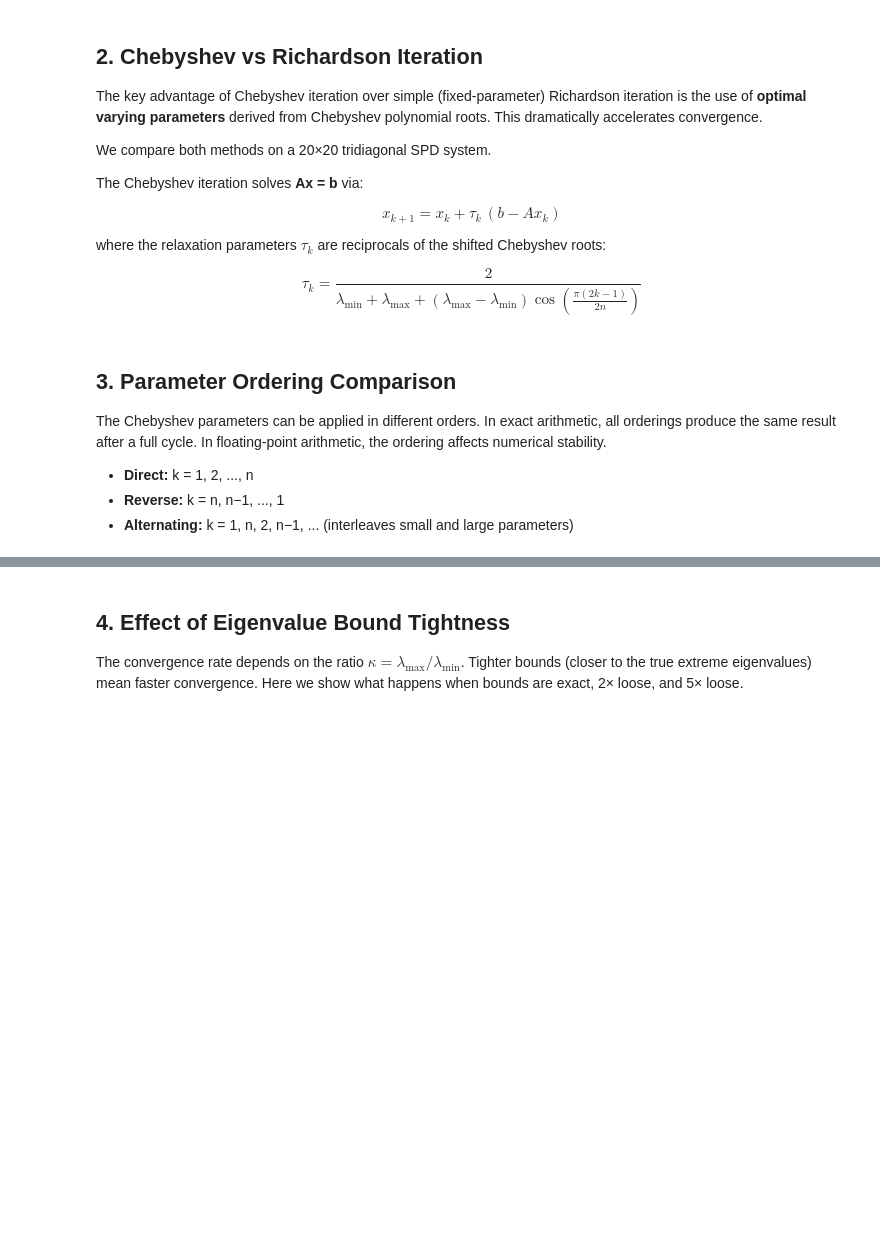
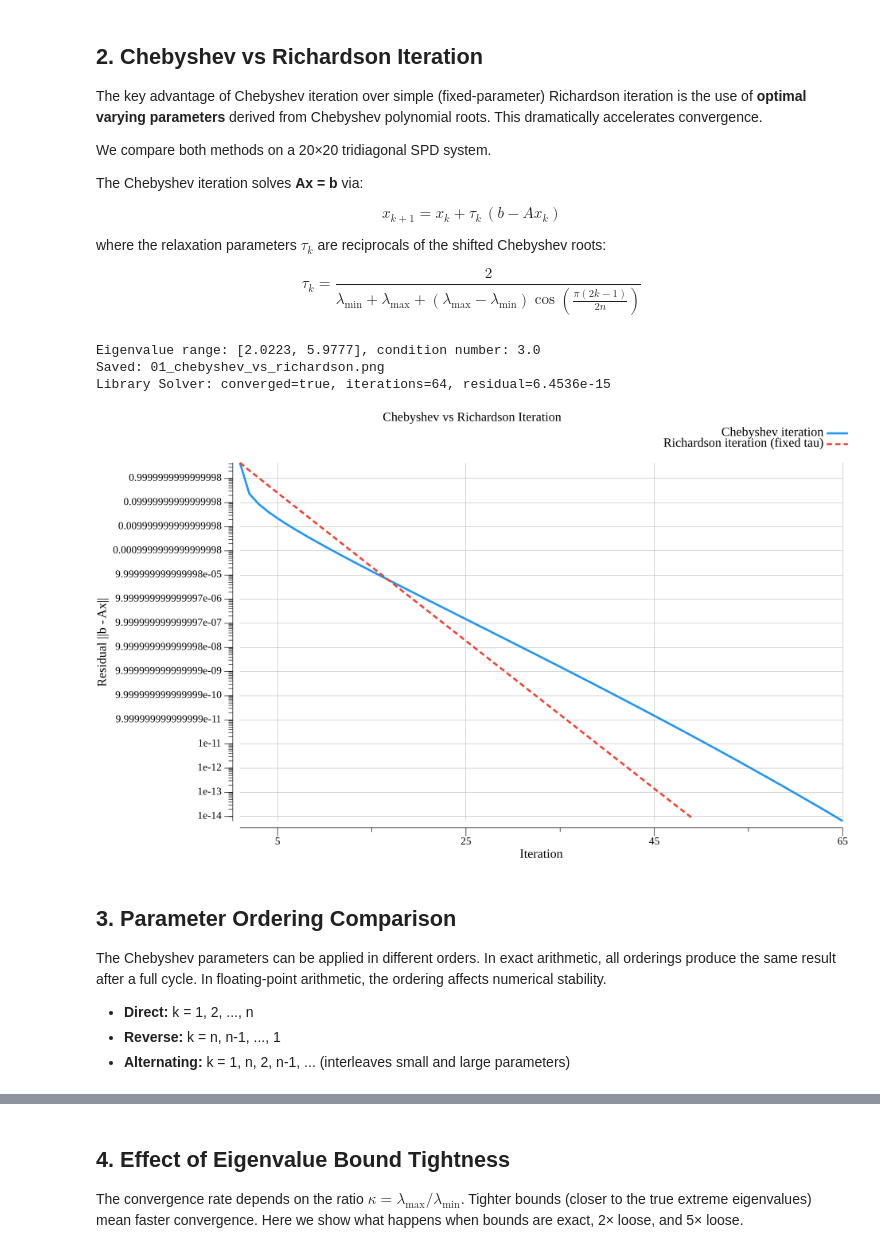
Before and after one commit to peterborodatyy/chebyshev-iteration, a Jupyter notebook: notebooks/chebyshev_iteration.ipynb, the cells around one changed output, grey strips where cells are left out. Drawn from its saved outputs; the diff is of its cells as text; code cells hidden in the pictures; blank space fills up the shorter version.

```diff
--- a/notebooks/chebyshev_iteration.ipynb
+++ b/notebooks/chebyshev_iteration.ipynb
@@ -37,12 +37,8 @@ func buildTridiag(n int, diag float64) [][]float64 {
 	for i := range A {
 		A[i] = make([]float64, n)
 		A[i][i] = diag
-		if i > 0 {
-			A[i][i-1] = 1.0
-		}
-		if i < n-1 {
-			A[i][i+1] = 1.0
-		}
+		if i > 0 { A[i][i-1] = 1.0 }
+		if i < n-1 { A[i][i+1] = 1.0 }
 	}
 	return A
 }
@@ -54,36 +50,28 @@ func eigenBoundsTridiag(n int, diag float64) (lmin, lmax float64) {
 	return
 }
 
-// residualVec computes b - A*x.
 func residualVec(A [][]float64, b, x []float64) []float64 {
 	n := len(b)
 	r := make([]float64, n)
 	for i := 0; i < n; i++ {
 		sum := 0.0
-		for j := 0; j < n; j++ {
-			sum += A[i][j] * x[j]
-		}
+		for j := 0; j < n; j++ { sum += A[i][j] * x[j] }
 		r[i] = b[i] - sum
 	}
 	return r
 }
 
-// vecNorm returns the L2 norm of v.
 func vecNorm(v []float64) float64 {
 	sum := 0.0
-	for _, x := range v {
-		sum += x * x
-	}
+	for _, x := range v { sum += x * x }
 	return math.Sqrt(sum)
 }
 
-// tau computes the Chebyshev relaxation parameter for step k out of n total.
 func tau(k, n int, lmin, lmax float64) float64 {
 	cosArg := math.Pi * (2*float64(k) - 1) / (2 * float64(n))
 	return 2.0 / (lmin + lmax + (lmax-lmin)*math.Cos(cosArg))
 }
 
-// orderingSeq generates parameter index sequence for a given ordering.
 func orderingSeq(ord chebyshev.Ordering, n int) []int {
 	seq := make([]int, n)
 	switch ord {
@@ -100,7 +88,6 @@ func orderingSeq(ord chebyshev.Ordering, n int) []int {
 	return seq
 }
 
-// chebyshevTrace solves Ax=b with Chebyshev iteration and records per-iteration residuals.
 func chebyshevTrace(A [][]float64, b []float64, lmin, lmax float64, maxIter int, tol float64, ord chebyshev.Ordering) []float64 {
 	n := len(b)
 	x := make([]float64, n)
@@ -117,7 +104,6 @@ func chebyshevTrace(A [][]float64, b []float64, lmin, lmax float64, maxIter int,
 	return residuals
 }
 
-// richardsonTrace solves Ax=b with fixed Richardson iteration and records per-iteration residuals.
 func richardsonTrace(A [][]float64, b []float64, lmin, lmax float64, maxIter int, tol float64) []float64 {
 	n := len(b)
 	x := make([]float64, n)
@@ -133,7 +119,6 @@ func richardsonTrace(A [][]float64, b []float64, lmin, lmax float64, maxIter int
 	return residuals
 }
 
-// resToXYs converts a residual slice to plotter.XYs (iteration, log10(residual)).
 func resToXYs(residuals []float64) plotter.XYs {
 	pts := make(plotter.XYs, len(residuals))
 	for i, r := range residuals {
@@ -143,7 +128,6 @@ func resToXYs(residuals []float64) plotter.XYs {
 	return pts
 }
 
-// savePlot saves a plot to PNG.
 func savePlot(p *plot.Plot, filename string) {
 	if err := p.Save(25*vg.Centimeter, 15*vg.Centimeter, filename); err != nil {
 		fmt.Printf("Error saving %s: %v\n", filename, err)
@@ -178,43 +164,48 @@ $$\tau_k = \frac{2}{\lambda_{\min} + \lambda_{\max} + (\lambda_{\max} - \lambda_
 
 	resCheb := chebyshevTrace(A, b, lmin, lmax, 200, 1e-14, chebyshev.Direct)
 	resRich := richardsonTrace(A, b, lmin, lmax, 200, 1e-14)
 
 	p := plot.New()
 	p.Title.Text = "Chebyshev vs Richardson Iteration"
 	p.X.Label.Text = "Iteration"
-	p.Y.Label.Text = "Residual ‖b − Ax‖₂"
+	p.Y.Label.Text = "Residual ||b - Ax||"
 	p.Y.Scale = plot.LogScale{}
 	p.Y.Tick.Marker = plot.LogTicks{Prec: -1}
 
 	lCheb, _ := plotter.NewLine(resToXYs(resCheb))
 	lCheb.Color = color.RGBA{R: 33, G: 150, B: 243, A: 255}
 	lCheb.Width = vg.Points(2)
 
 	lRich, _ := plotter.NewLine(resToXYs(resRich))
 	lRich.Color = color.RGBA{R: 244, G: 67, B: 54, A: 255}
 	lRich.Width = vg.Points(2)
 	lRich.Dashes = []vg.Length{vg.Points(5), vg.Points(3)}
 
 	p.Add(lCheb, lRich, plotter.NewGrid())
 	p.Legend.Add("Chebyshev iteration", lCheb)
-	p.Legend.Add("Richardson iteration (fixed τ)", lRich)
+	p.Legend.Add("Richardson iteration (fixed tau)", lRich)
 	p.Legend.Top = true
 
 	savePlot(p, "01_chebyshev_vs_richardson.png")
 
 	// Also verify using the library's Solver
 	s := chebyshev.Solver{A: A, B: b, LambdaMin: lmin, LambdaMax: lmax, MaxIter: 200, Tolerance: 1e-14}
 	result, _ := s.Solve()
 	fmt.Printf("Library Solver: converged=%v, iterations=%d, residual=%.4e\n", result.Converged, result.Iterations, result.Residual)
 }
+# %% [output]
+Eigenvalue range: [2.0223, 5.9777], condition number: 3.0
+Saved: 01_chebyshev_vs_richardson.png
+Library Solver: converged=true, iterations=64, residual=6.4536e-15
+[figure, added]
 # %% [markdown]
 ## 3. Parameter Ordering Comparison
 
 The Chebyshev parameters can be applied in different orders. In exact arithmetic, all orderings produce the same result after a full cycle. In floating-point arithmetic, the ordering affects numerical stability.
 
 - **Direct:** k = 1, 2, ..., n
-- **Reverse:** k = n, n−1, ..., 1
-- **Alternating:** k = 1, n, 2, n−1, ... (interleaves small and large parameters)
+- **Reverse:** k = n, n-1, ..., 1
+- **Alternating:** k = 1, n, 2, n-1, ... (interleaves small and large parameters)
 # %%
 {
 	n := 30
```
Also changed, not shown: parts of 6 cells of this notebook, 1 other file.
